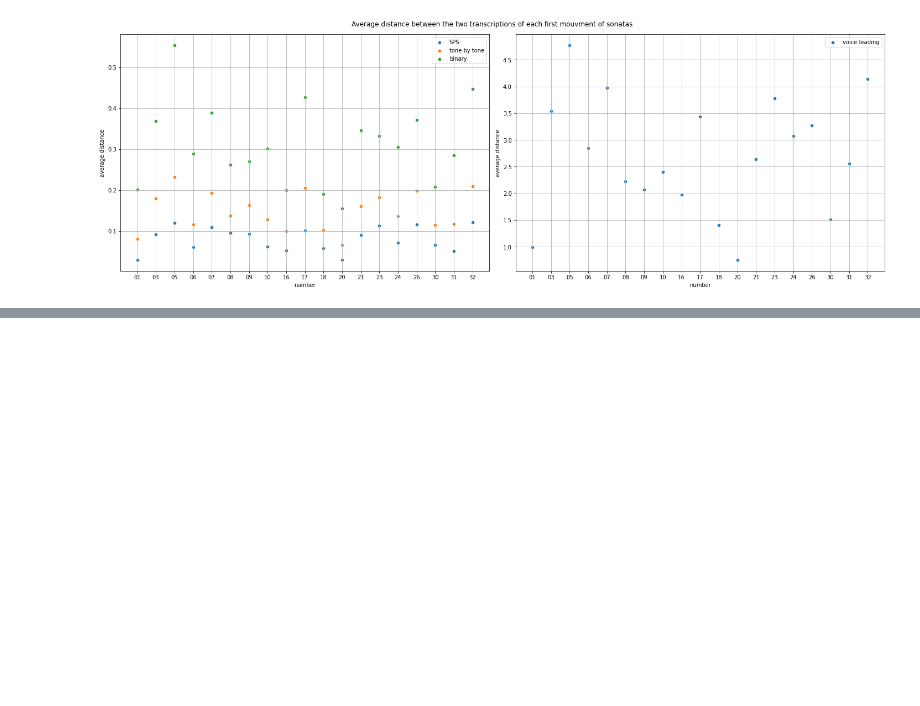
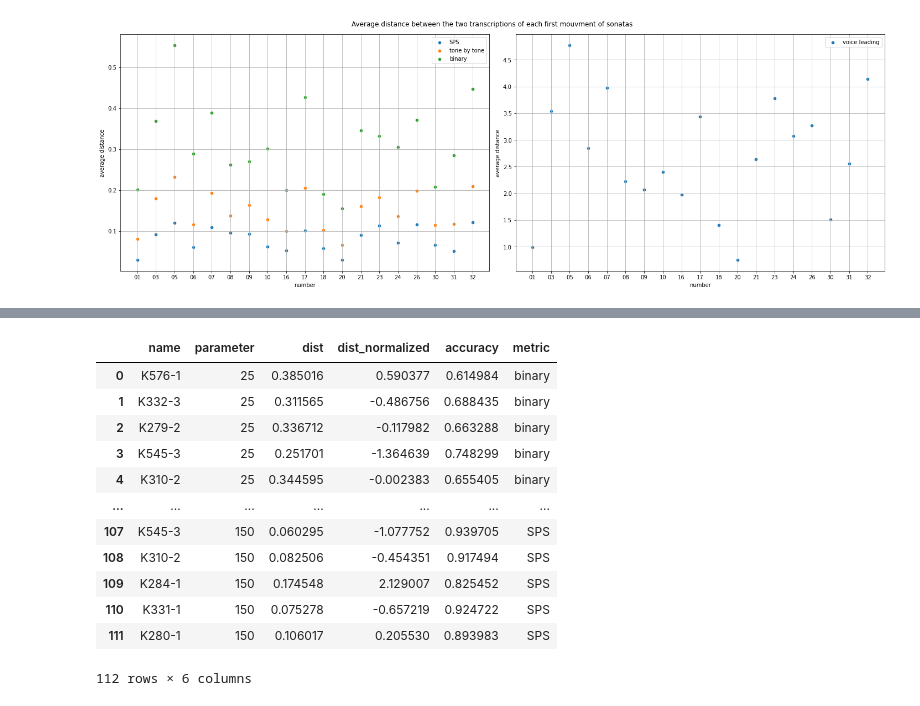
Before and after one commit to DCMLab/chord-eval, a Jupyter notebook: NoteBooks/data_comparison.ipynb, the cells around one changed output, grey strips where cells are left out. Saved outputs shown, nothing was run; the diff lists cells and outputs as text; code cells hidden in the pictures; blank space fills up the shorter version.

```diff
--- a/NoteBooks/data_comparison.ipynb
+++ b/NoteBooks/data_comparison.ipynb
@@ -20,2 +0,0 @@ from utils import get_chord_pitches
-# %%
-pd.options.display.max_rows = 50
@@ -121,0 +113,21 @@ Name: 2258, dtype: object
+# %%
+corpus_df_p25 = pd.read_csv("../Data/chord-eval/25/corpus.csv")
+corpus_df_p30 = pd.read_csv("../Data/chord-eval/30/corpus.csv")
+corpus_df_p40 = pd.read_csv("../Data/chord-eval/40/corpus.csv")
+corpus_df_p50 = pd.read_csv("../Data/chord-eval/50/corpus.csv")
+corpus_df_p75 = pd.read_csv("../Data/chord-eval/75/corpus.csv")
+corpus_df_p100 = pd.read_csv("../Data/chord-eval/100/corpus.csv")
+corpus_df_p150 = pd.read_csv("../Data/chord-eval/150/corpus.csv")
+
+for corpus_df in [corpus_df_p25, corpus_df_p30, corpus_df_p40, corpus_df_p50, corpus_df_p75, corpus_df_p100, corpus_df_p150]:
+
+    corpus_df['sps_accuracy'] = corpus_df['average_sps'].apply(lambda sps :1-sps)
+    corpus_df['vl_accuracy'] = corpus_df['average_vl'].apply(lambda vl :1-vl)
+    corpus_df['tbt_accuracy'] = corpus_df['average_tbt'].apply(lambda tbt :1-tbt)
+    corpus_df['average_bin'] = corpus_df['binary_accuracy'].apply(lambda b :1-b)
+    corpus_df['parameter'] = corpus_df['path'].apply(lambda p: p.split('/')[3])
+
+    corpus_df['avg_sps_normalized'] = (corpus_df['average_sps']-np.mean(corpus_df['average_sps']))/np.std(corpus_df['average_sps'])
+    corpus_df['avg_vl_normalized'] = (corpus_df['average_vl']-np.mean(corpus_df['average_vl']))/np.std(corpus_df['average_vl'])
+    corpus_df['avg_tbt_normalized'] = (corpus_df['average_tbt']-np.mean(corpus_df['average_tbt']))/np.std(corpus_df['average_tbt'])
+    corpus_df['avg_bin_normalized'] = (corpus_df['average_bin']-np.mean(corpus_df['average_bin']))/np.std(corpus_df['average_bin'])
@@ -121,0 +141,28 @@ Name: 2258, dtype: object
+# %%
+corpus_df_l = pd.concat([corpus_df[['name', 'parameter']],corpus_df[['name', 'parameter']]], ignore_index=True)
+
+
+
+corpus_df_l['dist'] = pd.concat([corpus_df['average_bin'],corpus_df['average_sps']], ignore_index=True)
+
+
+corpus_df_l['dist_normalized'] = pd.concat([corpus_df['avg_bin_normalized'],corpus_df['avg_sps_normalized']], ignore_index=True)
+
+corpus_df_l['accuracy'] = pd.concat([corpus_df['binary_accuracy'],corpus_df['sps_accuracy']], ignore_index=True)
+
+corpus_df_l['metric'] = pd.Series(['binary']*56 + ['SPS']*56)
+corpus_df_l
+# %% [output]
+|  | name | parameter | dist | dist_normalized | accuracy | metric |
+| 0 | K576-1 | 25 | 0.385016 | 0.590377 | 0.614984 | binary |
+| 1 | K332-3 | 25 | 0.311565 | -0.486756 | 0.688435 | binary |
+| 2 | K279-2 | 25 | 0.336712 | -0.117982 | 0.663288 | binary |
+| 3 | K545-3 | 25 | 0.251701 | -1.364639 | 0.748299 | binary |
+| 4 | K310-2 | 25 | 0.344595 | -0.002383 | 0.655405 | binary |
+| ... | ... | ... | ... | ... | ... | ... |
+| 107 | K545-3 | 150 | 0.060295 | -1.077752 | 0.939705 | SPS |
+| 108 | K310-2 | 150 | 0.082506 | -0.454351 | 0.917494 | SPS |
+| 109 | K284-1 | 150 | 0.174548 | 2.129007 | 0.825452 | SPS |
+| 110 | K331-1 | 150 | 0.075278 | -0.657219 | 0.924722 | SPS |
+| 111 | K280-1 | 150 | 0.106017 | 0.205530 | 0.893983 | SPS |
+112 rows × 6 columns
```
Also changed, not shown: parts of 19 cells of this notebook, 1 other file.
